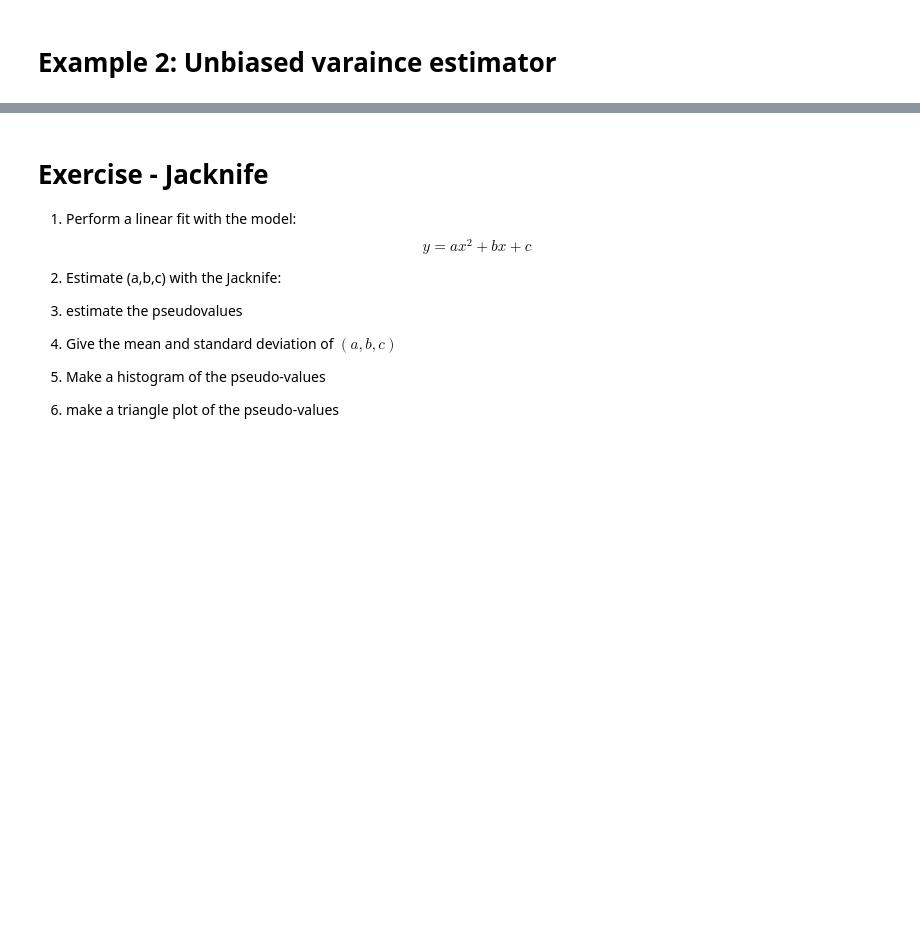
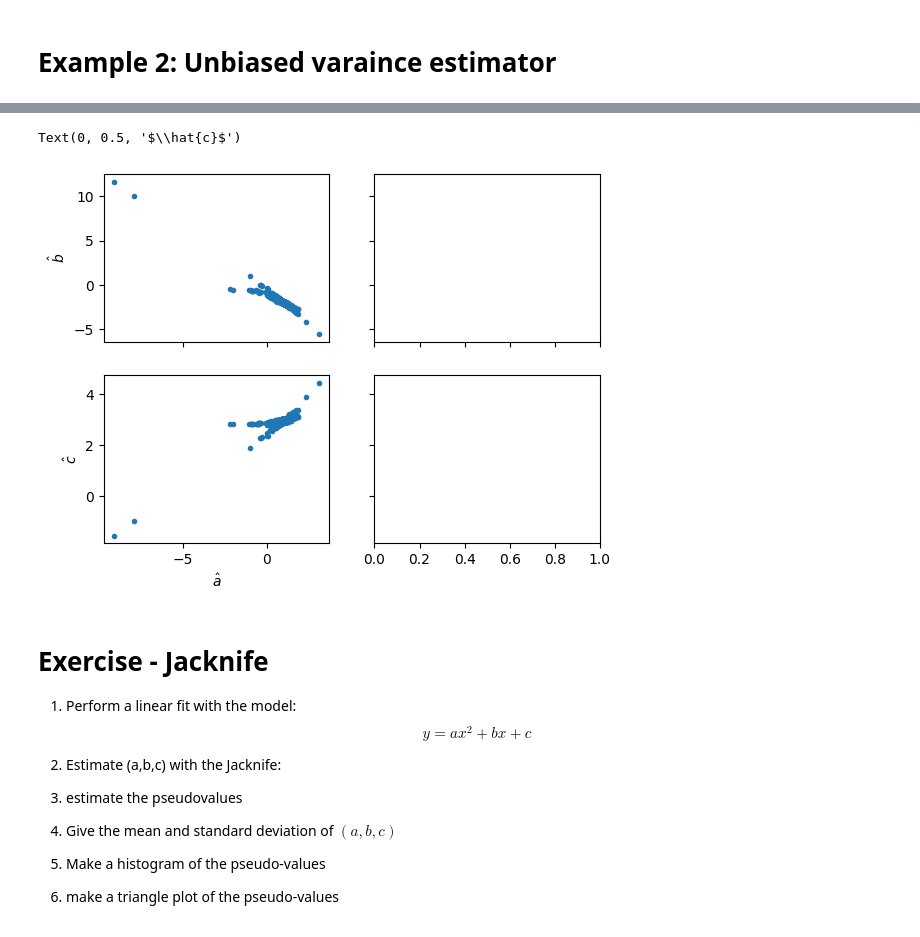
Before and after one commit to blhuillier/2025B_AstroDataAnalysis, a Jupyter notebook: Notebooks/Chap_7_Resampling.ipynb, the cells around one changed output, grey strips where cells are left out. Saved outputs shown, nothing was run; the diff lists cells and outputs as text; code cells hidden in the pictures; blank space fills up the shorter version.

```diff
--- a/Notebooks/Chap_7_Resampling.ipynb
+++ b/Notebooks/Chap_7_Resampling.ipynb
@@ -13,3 +127,15 @@ $$\theta = S^2(X) = \frac 1 N \sum_{i=1}^N (X_i-\bar X)^2$$
+# %%
+fig, ax = plt.subplots(2,2,sharex='col', sharey='row')
+iax = ax[0,0]
+iax.scatter(theta_hat_star[:,0],theta_hat_star[:,1],marker='.')
+iax.set_ylabel(r"$\hat{b}$")
+iax = ax[1,0]
+iax.scatter(theta_hat_star[:,0],theta_hat_star[:,2],marker='.')
+iax.set_xlabel(r"$\hat{a}$")
+iax.set_ylabel(r"$\hat{c}$")
+# %% [output]
+Text(0, 0.5, '$\\hat{c}$')
+[figure, added]
 # %% [markdown]
 # Exercise - Jacknife
 
```
Also changed, not shown: parts of 11 cells of this notebook.
